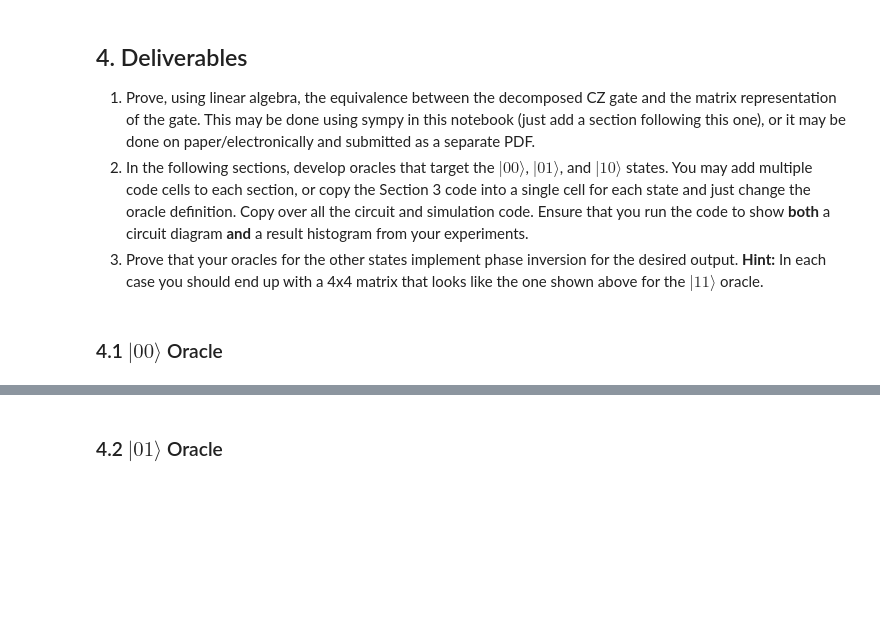
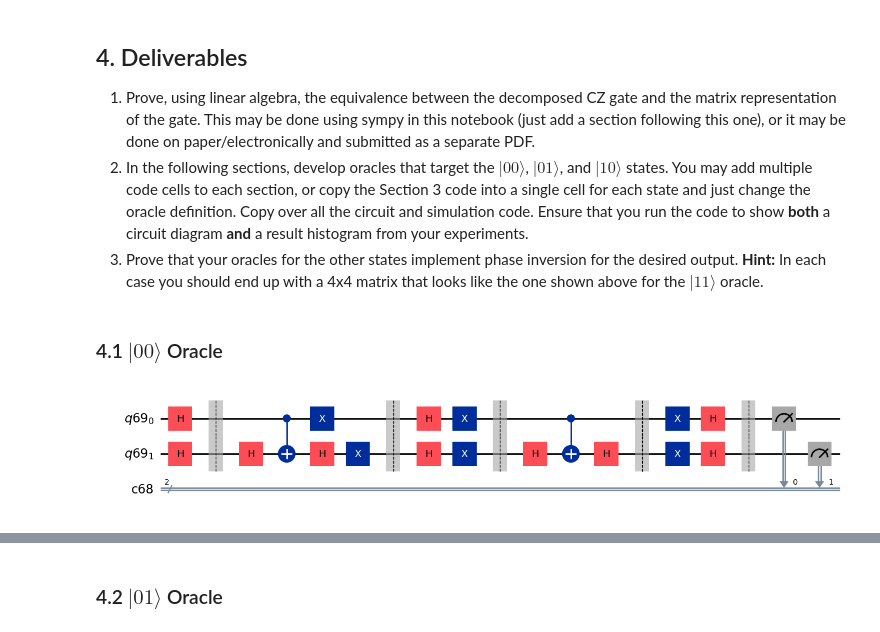
Before and after one commit to 10kshaodow/Quantum_Project2, a Jupyter notebook: IQCIS_GroversProject (5) (3).ipynb, the cells around one changed output, grey strips where cells are left out. Saved outputs shown, nothing was run; the diff lists cells and outputs as text; code cells hidden in the pictures; blank space fills up the shorter version.

Commit message:
Added oracles for 00, 01, and 10 states

```diff
--- a/IQCIS_GroversProject (5) (3).ipynb
+++ b/IQCIS_GroversProject (5) (3).ipynb
@@ -150,4 +167,87 @@ The histogram should only show the $|11\rangle$ state, with a total of 1024 meas
 # %% [markdown]
 ### 4.1 $|00\rangle$ Oracle
 # %%
-# Add your code here for the |00> oracle
+%matplotlib inline
+import matplotlib.pyplot as plt
+import numpy as np
+
+# import Qiskit functions and compilers
+from qiskit import transpile
+from qiskit import QuantumCircuit, ClassicalRegister, QuantumRegister
+from qiskit_aer import AerSimulator
+
+# import basic plot and visualization tools
+from qiskit.visualization import *
+
+def controlled_Z(circuit, control, target):
+    """ Implement a Z gate with a single control. """
+    circuit.h(target)
+    circuit.cx(control, target)
+    circuit.h(target)
+
+def phase_oracle(circuit, register):
+    # Call function that implements the CZ gate on a 2-qubit register.
+    # Equivalently, we could call the built in function on our QuantumRegister:
+    # circuit.cz(register[0], register[1])
+    controlled_Z(circuit, register[0], register[1])
+    circuit.x(register[0])
+    circuit.x(register[1])
+
+def grover_diffusion(circuit, register):
+    # Apply Hadamard and X gates on all qubits
+    circuit.h(register)
+    circuit.x(register)
+
+    # Create a barrier that isolates different sections of the circuit
+    circuit.barrier()
+
+    # Apply CZ gate with target as qubit 1
+    controlled_Z(circuit, register[0], register[1])
+
+    circuit.barrier()
+
+    circuit.x(register)
+    circuit.h(register)
+
+# Define circuit constants
+qubits = 2
+tests = 1
+
+# Instantiate register objects
+qr = QuantumRegister(qubits)
+cr = ClassicalRegister(qubits)
+groverCircuit = QuantumCircuit(qr, cr)
+
+# Initialize circuit with Hadamard gates
+groverCircuit.h(qr)
+
+# Run phase oracle and diffusion operators.
+# Can be run multiple times depending on the value "tests".
+for test in range(0,tests):
+    groverCircuit.barrier()
+    phase_oracle(groverCircuit, qr)
+    groverCircuit.barrier()
+    grover_diffusion(groverCircuit, qr)
+
+# Measure quantum registers
+groverCircuit.barrier()
+groverCircuit.measure(qr,cr)
+
+# Draw Circuit
+groverCircuit.draw(output="mpl")
+
+# Define backend that will simulate the circuit, and transpile the circuit for the Aer backend
+# backend = Aer.get_backend('aer_simulator')
+backend = AerSimulator()
+qobj = transpile(groverCircuit, backend)
+
+# Number of times the circuit is run
+shots = 1024
+
+# Execute circuit and plot results on histogram
+result = backend.run(qobj, shots=shots).result()
+answer = result.get_counts()
+
+fig = plot_histogram(answer)
+# %% [output]
+[figure, added]
```
Also changed, not shown: parts of 7 cells of this notebook.
